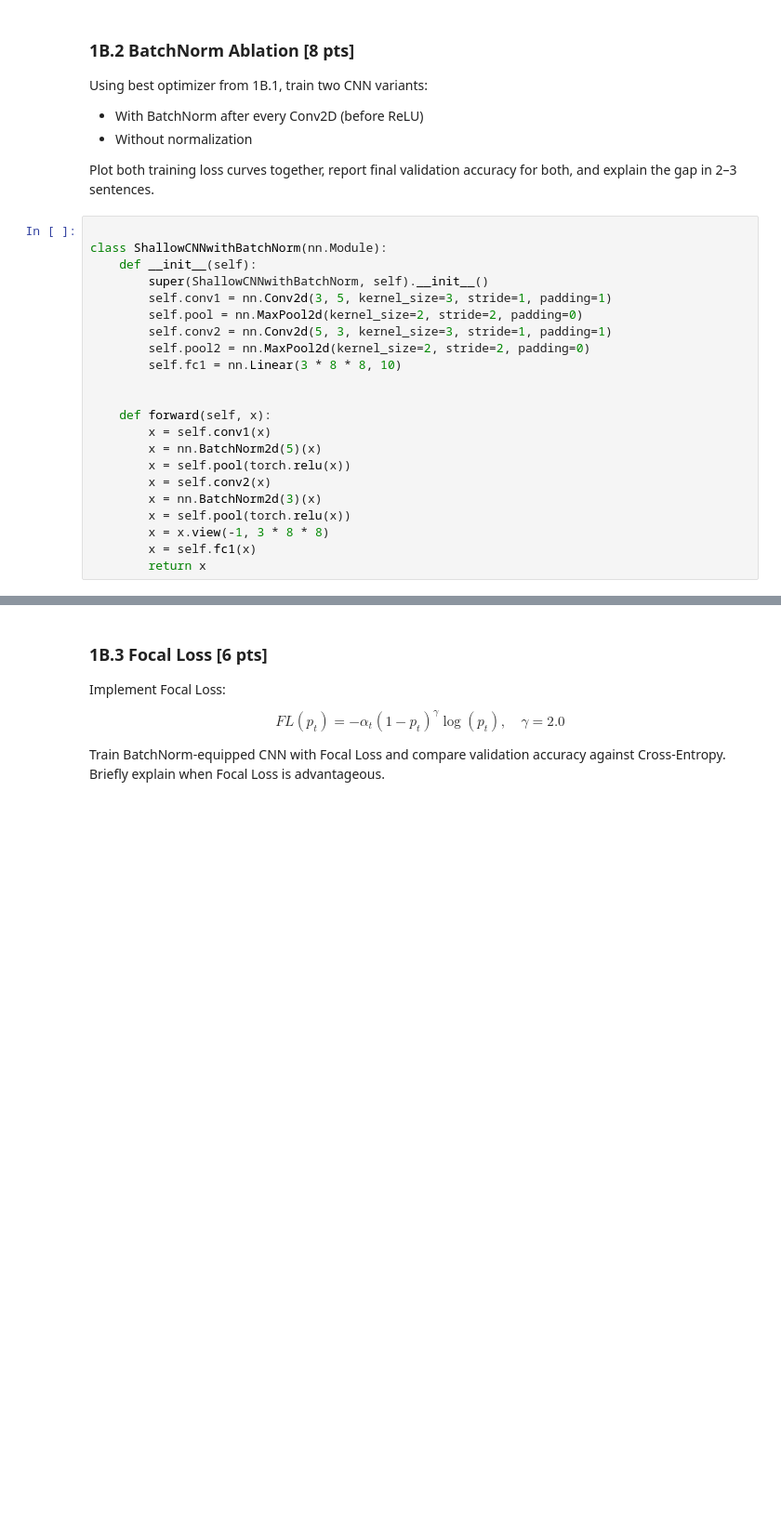
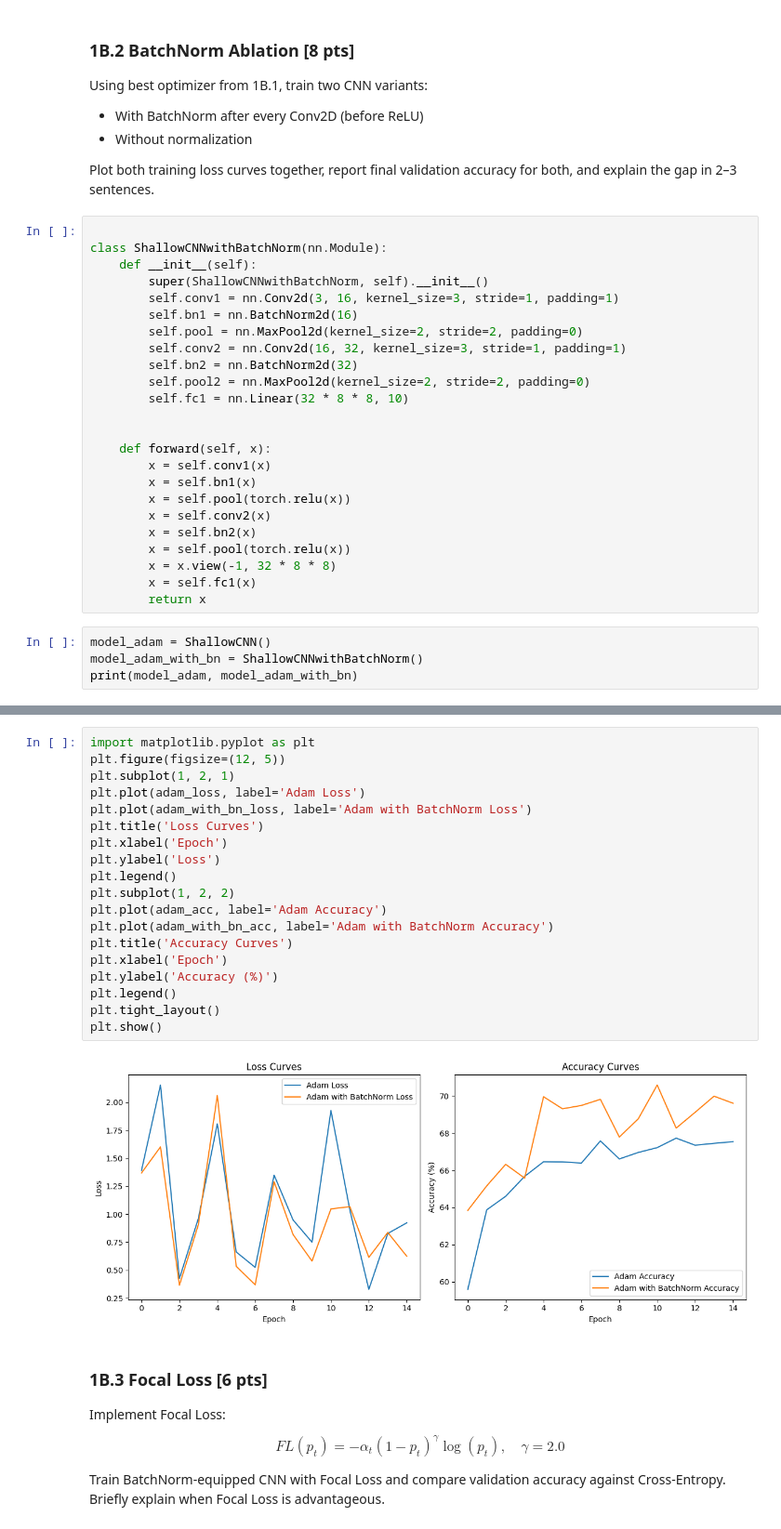
Before and after one commit to vanshnawander/SMAI-notes-and-materials, a Jupyter notebook: assignment-2/Q1.ipynb, the cells around one changed output, grey strips where cells are left out. Shown at 93% size. Cells and saved outputs as stored; diff of their text form; blank space fills up the shorter version.

```diff
--- a/assignment-2/Q1.ipynb
+++ b/assignment-2/Q1.ipynb
@@ -313,20 +403,26 @@ Plot both training loss curves together, report final validation accuracy for bo
 class ShallowCNNwithBatchNorm(nn.Module):
     def __init__(self):
         super(ShallowCNNwithBatchNorm, self).__init__()
-        self.conv1 = nn.Conv2d(3, 5, kernel_size=3, stride=1, padding=1)
+        self.conv1 = nn.Conv2d(3, 16, kernel_size=3, stride=1, padding=1)
+        self.bn1 = nn.BatchNorm2d(16)
         self.pool = nn.MaxPool2d(kernel_size=2, stride=2, padding=0)
-        self.conv2 = nn.Conv2d(5, 3, kernel_size=3, stride=1, padding=1)
+        self.conv2 = nn.Conv2d(16, 32, kernel_size=3, stride=1, padding=1)
+        self.bn2 = nn.BatchNorm2d(32)
         self.pool2 = nn.MaxPool2d(kernel_size=2, stride=2, padding=0)
-        self.fc1 = nn.Linear(3 * 8 * 8, 10)
+        self.fc1 = nn.Linear(32 * 8 * 8, 10)
 
 
     def forward(self, x):
         x = self.conv1(x)
-        x = nn.BatchNorm2d(5)(x)
+        x = self.bn1(x)
         x = self.pool(torch.relu(x))
         x = self.conv2(x)
-        x = nn.BatchNorm2d(3)(x)
+        x = self.bn2(x)
         x = self.pool(torch.relu(x))
-        x = x.view(-1, 3 * 8 * 8)
+        x = x.view(-1, 32 * 8 * 8)
         x = self.fc1(x)
         return x
+# %%
+model_adam = ShallowCNN()
+model_adam_with_bn = ShallowCNNwithBatchNorm()
+print(model_adam, model_adam_with_bn)
@@ -333,3 +527,24 @@ class ShallowCNNwithBatchNorm(nn.Module):
+# %%
+import matplotlib.pyplot as plt
+plt.figure(figsize=(12, 5))
+plt.subplot(1, 2, 1)
+plt.plot(adam_loss, label='Adam Loss')
+plt.plot(adam_with_bn_loss, label='Adam with BatchNorm Loss')
+plt.title('Loss Curves')
+plt.xlabel('Epoch')
+plt.ylabel('Loss')
+plt.legend()
+plt.subplot(1, 2, 2)
+plt.plot(adam_acc, label='Adam Accuracy')
+plt.plot(adam_with_bn_acc, label='Adam with BatchNorm Accuracy')
+plt.title('Accuracy Curves')
+plt.xlabel('Epoch')
+plt.ylabel('Accuracy (%)')
+plt.legend()
+plt.tight_layout()
+plt.show()
+# %% [output]
+[figure, added]
 # %% [markdown]
 ### 1B.3 Focal Loss [6 pts]
 Implement Focal Loss:
```
Also changed, not shown: parts of 13 cells of this notebook, 6 other files.
